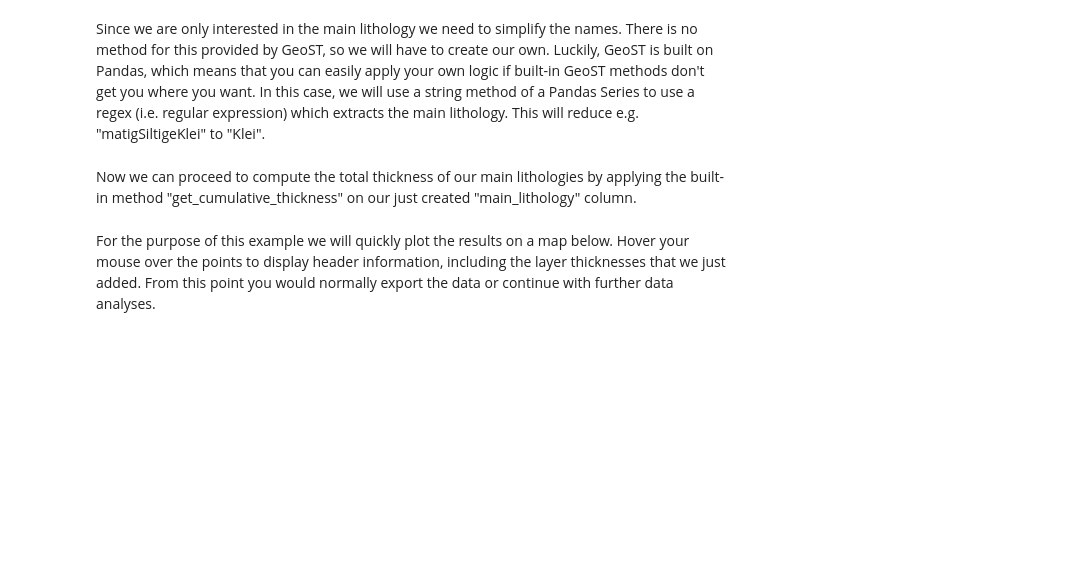
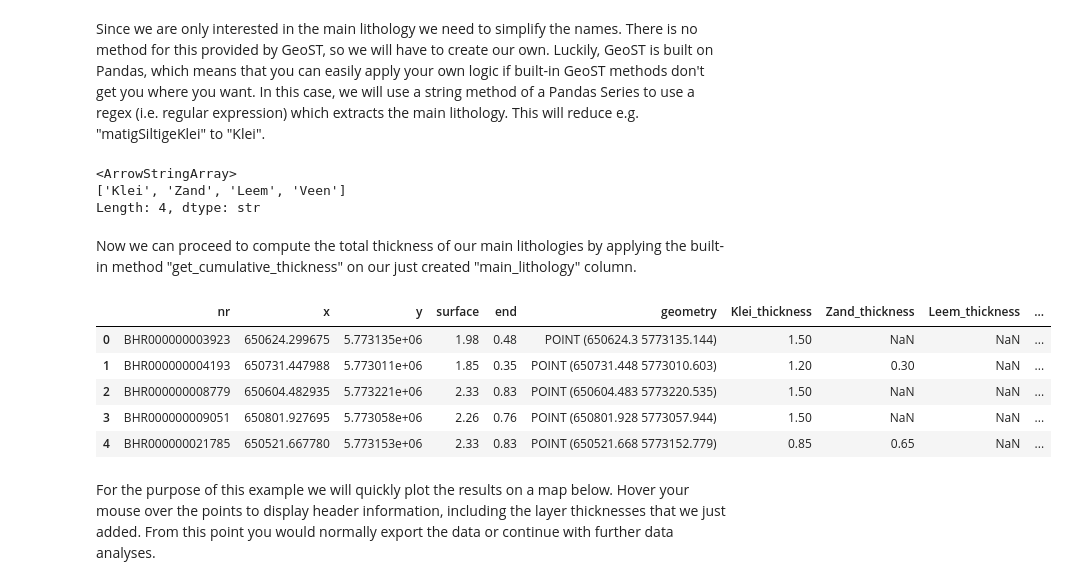
Before and after one commit to Deltares-research/geost, a Jupyter notebook: docs/examples/bro_soil_cores.ipynb, the cells around one changed output. Cells and saved outputs as stored; diff of their text form; code cells hidden in the pictures; blank space fills up the shorter version.

```diff
--- a/docs/examples/bro_soil_cores.ipynb
+++ b/docs/examples/bro_soil_cores.ipynb
@@ -52,26 +102,38 @@ is no method for this provided by GeoST, so we will have to create our own. Luck
 is built on Pandas, which means that you can easily apply your own logic if
 built-in GeoST methods don't get you where you want. In this case, we will use a string method of a Pandas Series to use a regex (i.e. regular expression) which extracts the main lithology. This will reduce e.g. "matigSiltigeKlei" to "Klei".
 # %%
-bhrp_cores.data["lithology"] = bhrp_cores.data["standardSoilName"].str.extract(
+bhrp_cores.data["main_lithology"] = bhrp_cores.data["standardSoilName"].str.extract(
     r"(Klei|Zand|Leem|Veen)$",
     expand=False,  # Find one of these words at the end of the standardSoilName
 )
 
 # Check and show that it worked:
-bhrp_cores.data["lithology"].unique()
+bhrp_cores.data["main_lithology"].unique()
+# %% [output]
+<ArrowStringArray>
+['Klei', 'Zand', 'Leem', 'Veen']
+Length: 4, dtype: str
 # %% [markdown]
 Now we can proceed to compute the total thickness of our main lithologies by applying
 the built-in method "get_cumulative_thickness" on our just created "main_lithology" column.
 # %%
 # By including the "include_in_header=True" argument, the result will be added in-place
 # to the header table of the BoreholeCollection. If False, the function will only return
 # a Pandas dataframe with the results.
-bhrp_cores.get_cumulative_thickness(
-    "lithology", ["Klei", "Zand", "Leem", "Veen"], include_in_header=True
-)
+for lithoclass in bhrp_cores.data["main_lithology"].unique():
+    bhrp_cores.get_cumulative_thickness(
+        "main_lithology", lithoclass, include_in_header=True
+    )
 
 # Check if the new columns are present and correct in the header table
 bhrp_cores.header.head()
+# %% [output]
+|  | nr | x | y | surface | end | geometry | Klei_thickness | Zand_thickness | Leem_thickness | ... |
+| 0 | BHR000000003923 | 650624.299675 | 5.773135e+06 | 1.98 | 0.48 | POINT (650624.3 5773135.144) | 1.50 | NaN | NaN | ... |
+| 1 | BHR000000004193 | 650731.447988 | 5.773011e+06 | 1.85 | 0.35 | POINT (650731.448 5773010.603) | 1.20 | 0.30 | NaN | ... |
+| 2 | BHR000000008779 | 650604.482935 | 5.773221e+06 | 2.33 | 0.83 | POINT (650604.483 5773220.535) | 1.50 | NaN | NaN | ... |
+| 3 | BHR000000009051 | 650801.927695 | 5.773058e+06 | 2.26 | 0.76 | POINT (650801.928 5773057.944) | 1.50 | NaN | NaN | ... |
+| 4 | BHR000000021785 | 650521.667780 | 5.773153e+06 | 2.33 | 0.83 | POINT (650521.668 5773152.779) | 0.85 | 0.65 | NaN | ... |
 # %% [markdown]
 For the purpose of this example we will quickly plot the results on a map below. Hover your mouse
 over the points to display header information, including the layer thicknesses that we just added.
```
Also changed, not shown: parts of 8 cells of this notebook, 12 other files.
